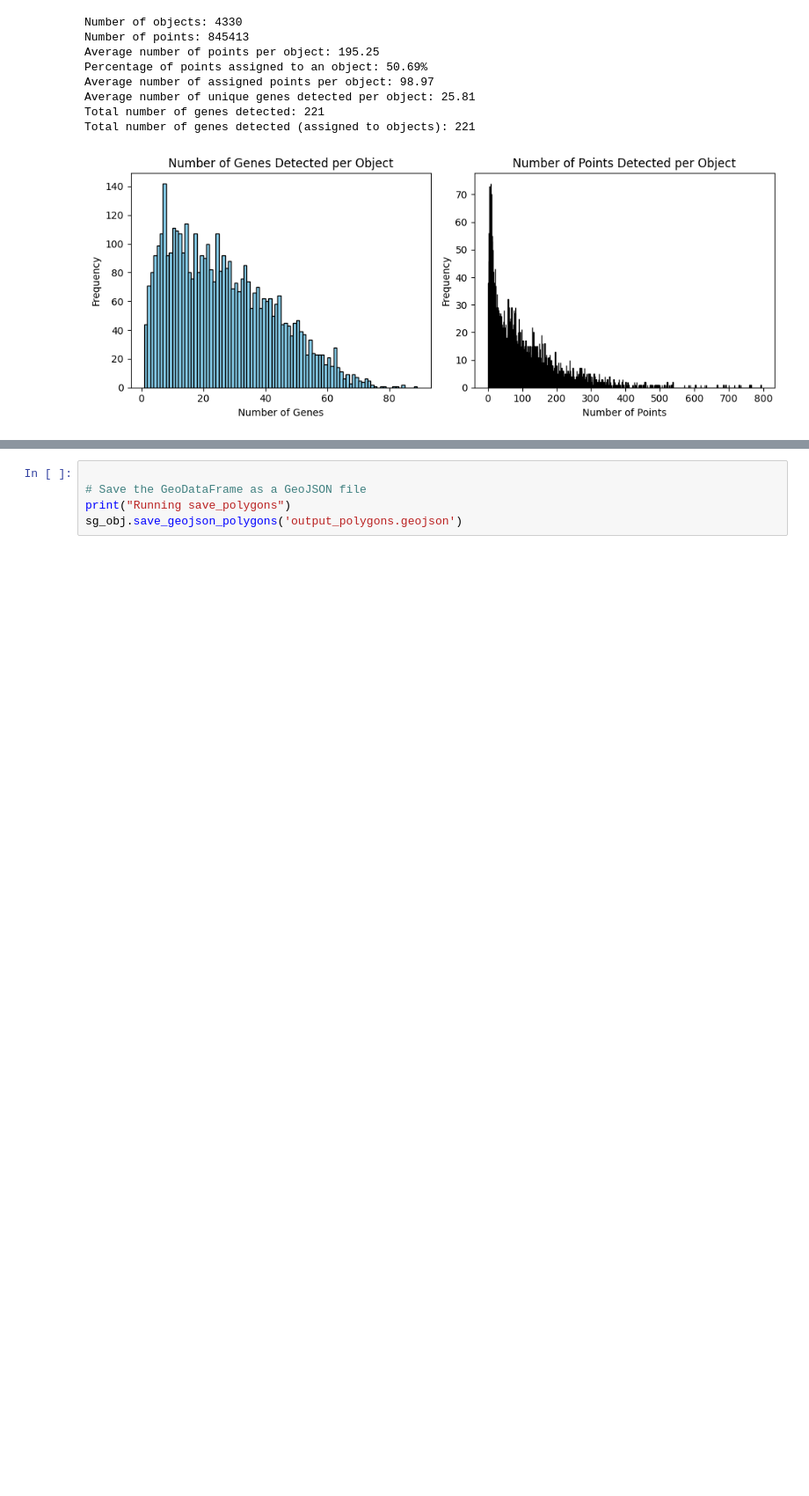
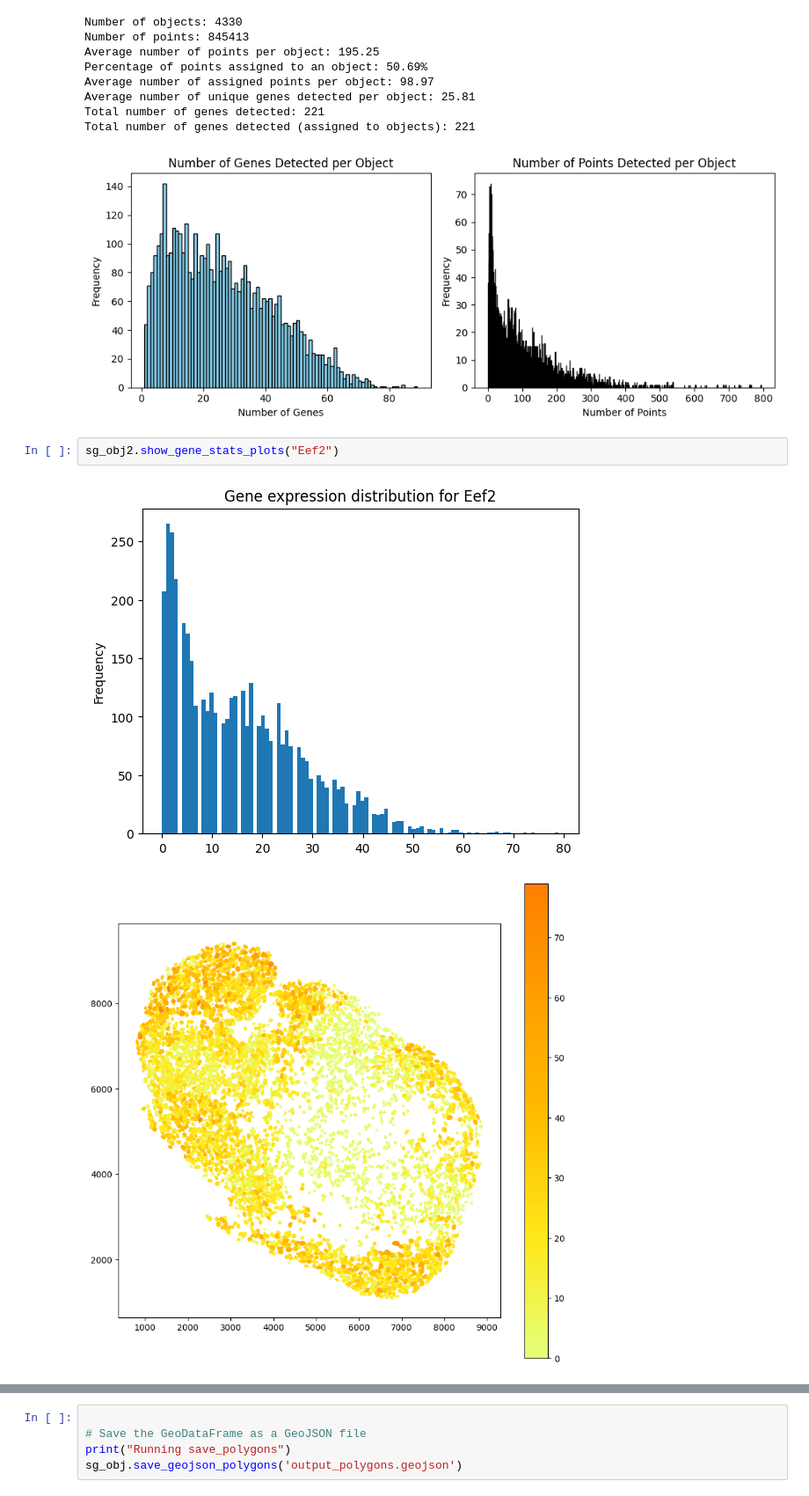
Before and after one commit to arjunrajlaboratory/SGanalysis, a Jupyter notebook: examples/test_suite.ipynb, the cells around one changed output, grey strips where cells are left out. Shown at 88% size. Cells and saved outputs as stored; diff of their text form; blank space fills up the shorter version.

```diff
--- a/examples/test_suite.ipynb
+++ b/examples/test_suite.ipynb
@@ -238,3 +240,8 @@ Average number of unique genes detected per object: 25.81
 Total number of genes detected: 221
 Total number of genes detected (assigned to objects): 221
 [figure]
+# %%
+sg_obj2.show_gene_stats_plots("Eef2")
+# %% [output]
+[figure, added]
+[figure, added]
```
Also changed, not shown: parts of 8 cells of this notebook, 1 other file.
